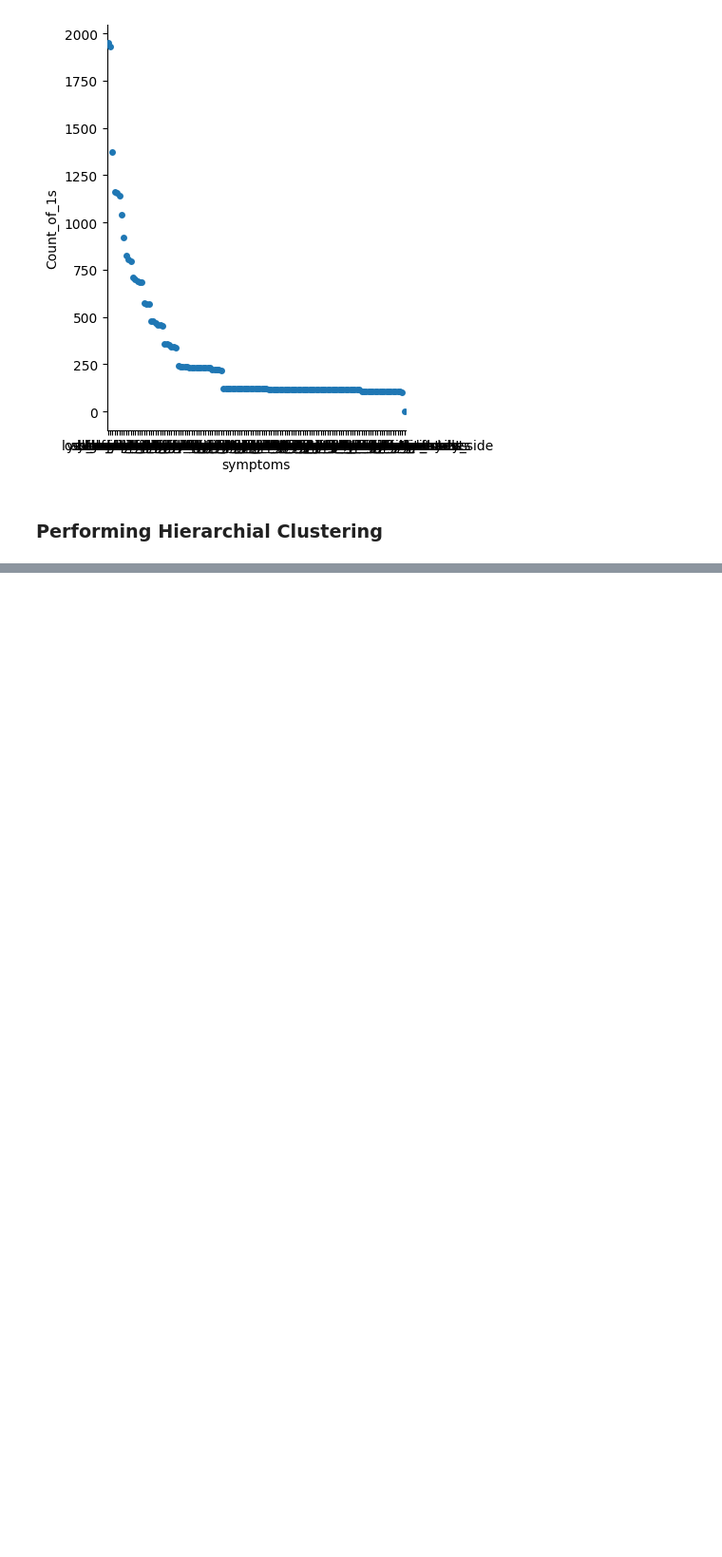
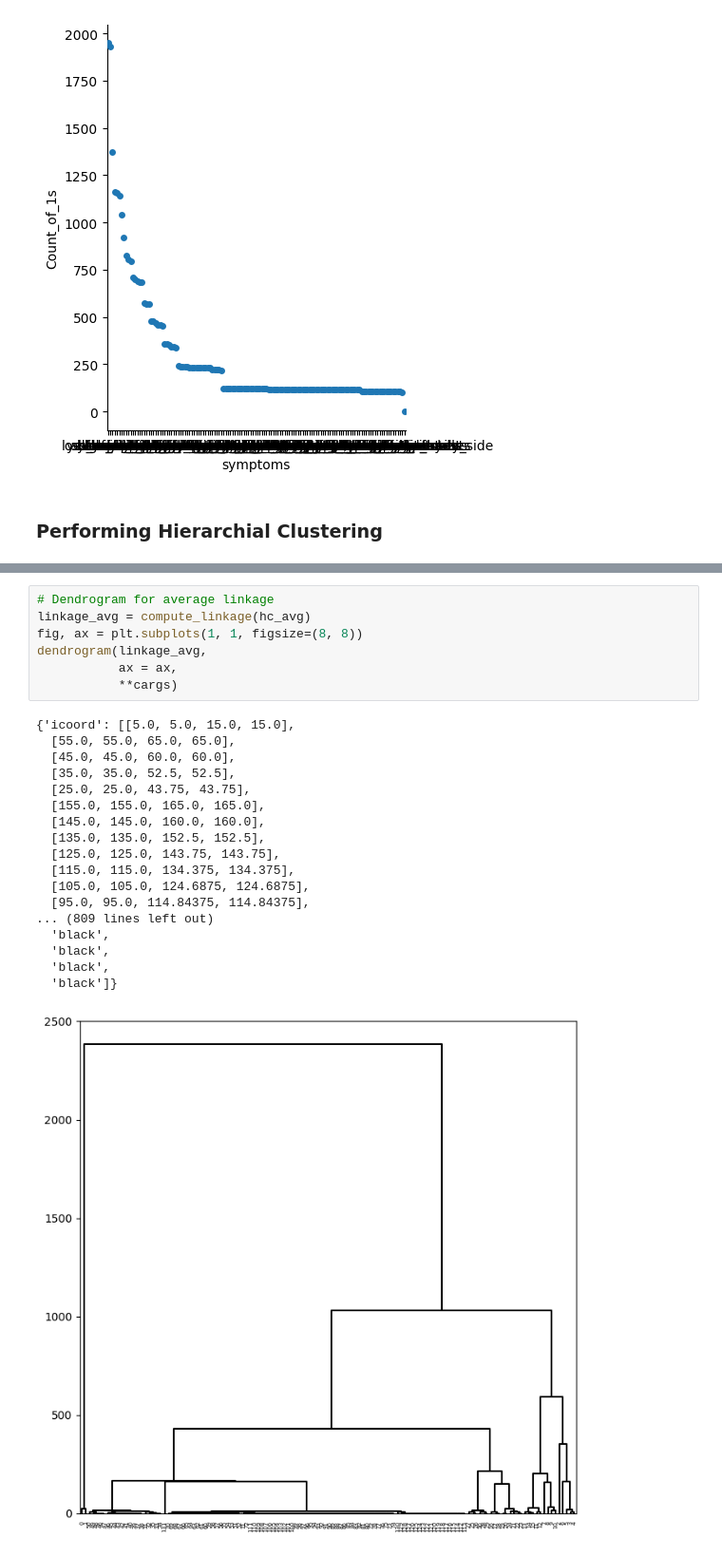
Before and after one commit to jmudong/Disease_Clustering, a Jupyter notebook: clustering.ipynb, the cells around one changed output, grey strips where cells are left out. Shown at 95% size. Drawn from its saved outputs; the diff is of its cells as text; blank space fills up the shorter version.

```diff
--- a/clustering.ipynb
+++ b/clustering.ipynb
@@ -214,0 +276,26 @@ cargs = {'color_threshold': -np.inf,
+# %%
+# Dendrogram for average linkage
+linkage_avg = compute_linkage(hc_avg)
+fig, ax = plt.subplots(1, 1, figsize=(8, 8))
+dendrogram(linkage_avg,
+           ax = ax,
+           **cargs)
+# %% [output]
+{'icoord': [[5.0, 5.0, 15.0, 15.0],
+  [55.0, 55.0, 65.0, 65.0],
+  [45.0, 45.0, 60.0, 60.0],
+  [35.0, 35.0, 52.5, 52.5],
+  [25.0, 25.0, 43.75, 43.75],
+  [155.0, 155.0, 165.0, 165.0],
+  [145.0, 145.0, 160.0, 160.0],
+  [135.0, 135.0, 152.5, 152.5],
+  [125.0, 125.0, 143.75, 143.75],
+  [115.0, 115.0, 134.375, 134.375],
+  [105.0, 105.0, 124.6875, 124.6875],
+  [95.0, 95.0, 114.84375, 114.84375],
+... (809 lines left out)
+  'black',
+  'black',
+  'black',
+  'black']}
+[figure, added]
```
Also changed, not shown: parts of 5 cells of this notebook.
